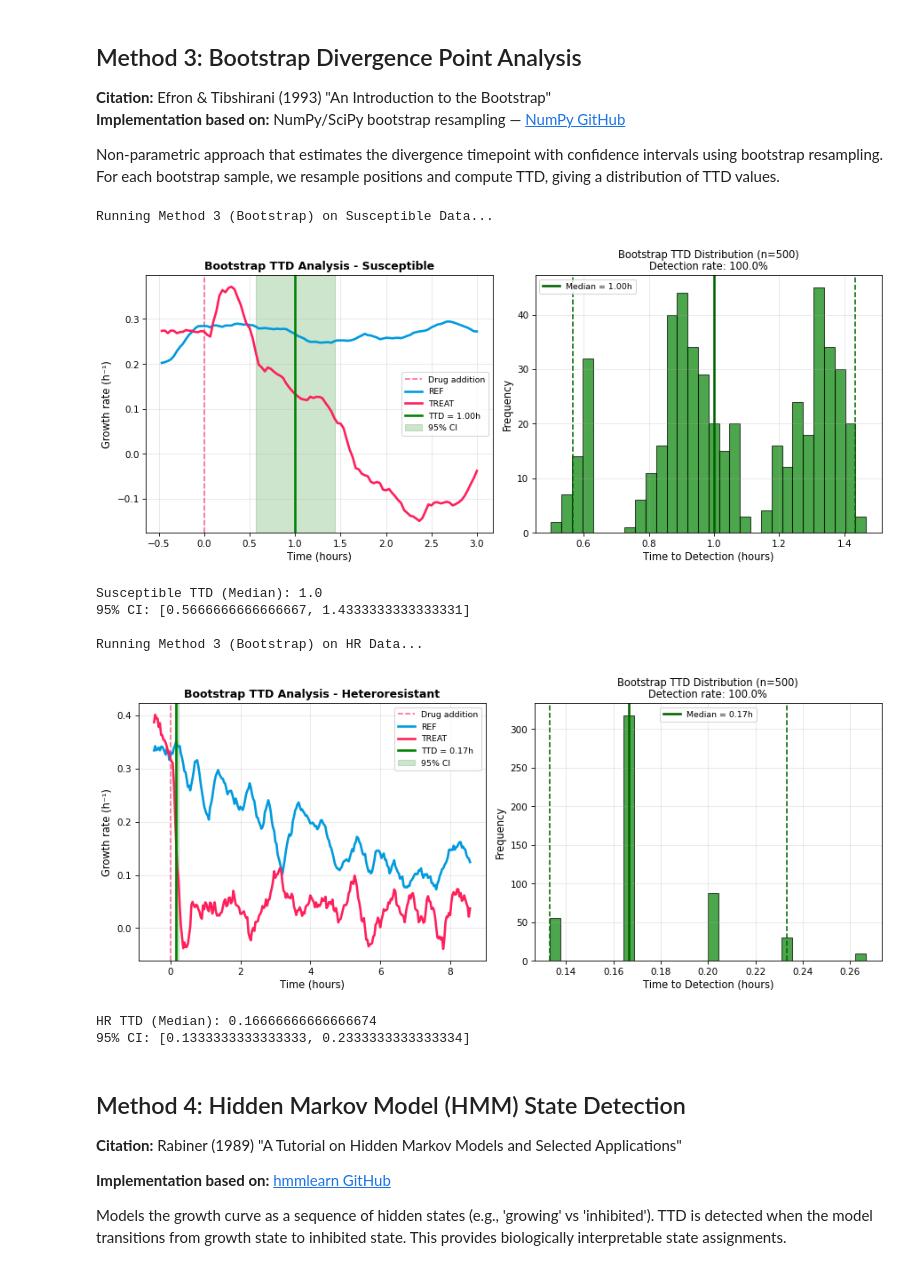
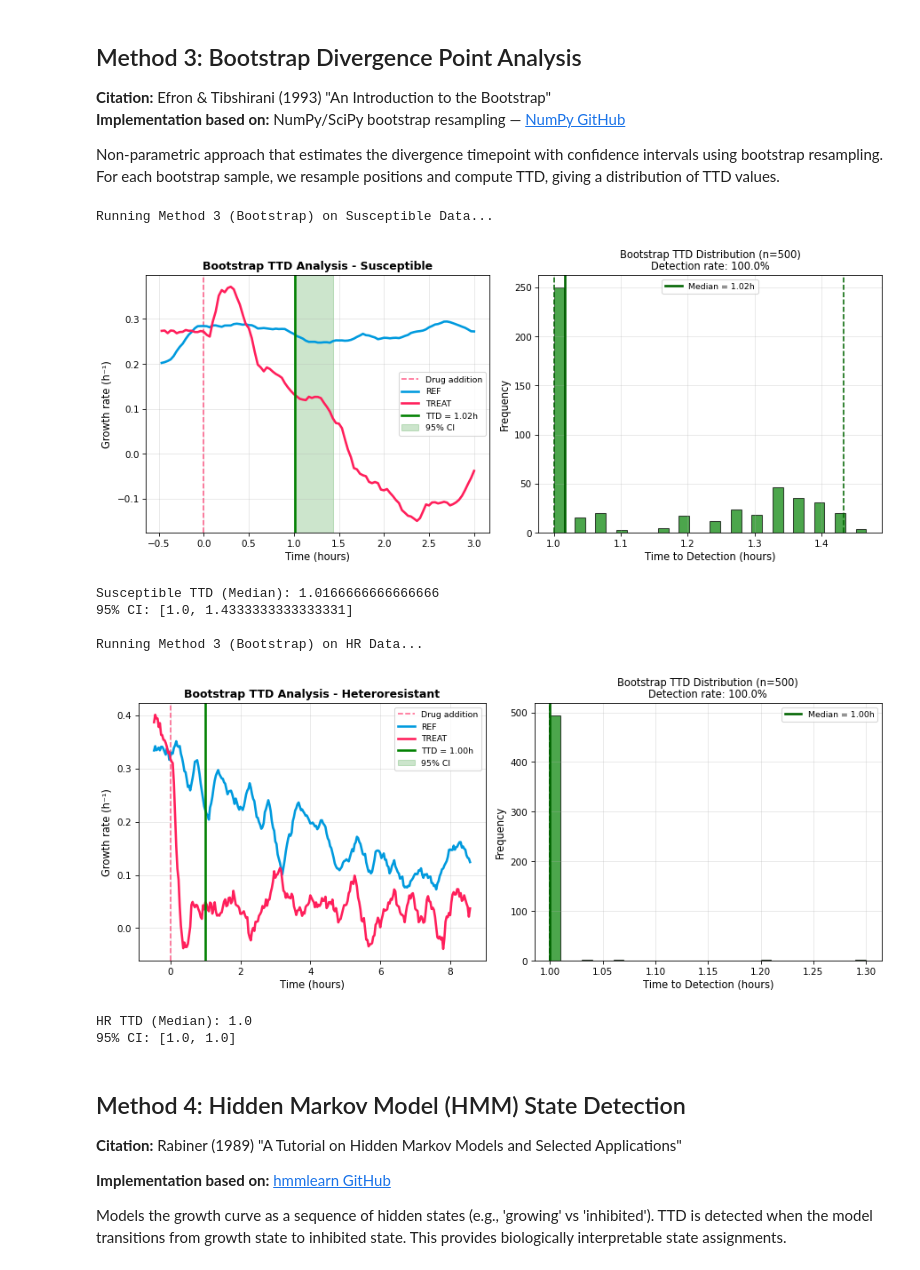
Before and after one commit to rafallex/Research-Methodology-for-Image-Analysis-and-Machine-Learning-1MD048, a Jupyter notebook: ttd_analysis.ipynb, the cells around one changed output. Saved outputs shown, nothing was run; the diff lists cells and outputs as text; code cells hidden in the pictures.

Commit message:
Correct the time-to-detection analysis: measure from drug addition (frame 30, 2 min/frame), restrict to the post-drug window, add standard deviation; refresh figures and README

```diff
--- a/EXP-23-BZ3167_TTD_Implementation_v42.ipynb
+++ b/ttd_analysis.ipynb
@@ -16,7 +47,7 @@ END = '\033[0m'
 # %%
 # PATH CONFIGURATION - ready
 # ============================================================
-BASE_DIR = r"C:\Users\Rafallex\Documents\Uppsala\year 1\Semester 1\period 2\Research Methodolgy\notebooks\Test_Data"
+BASE_DIR = r"C:\Users\Rafallex\Documents\Uppsala\year 1\period 2\Research Methodolgy\notebooks\Test_Data"
 
 # Test_Susceptible paths
 SUSCEPTIBLE_REF_DIR = os.path.join(BASE_DIR, "Test_Susceptible", "REF_masks111_131_for_testing")
@@ -369,36 +360,21 @@ print(f"Raw EDA complete. Frame 30 corresponds to {DRUG_ADDITION_HOURS:.2f} h.")
 # Comparative Growth Dynamics Analysis ready
 ref_dir = SUSCEPTIBLE_REF_DIR
 treat_dir = SUSCEPTIBLE_TREAT_DIR
-
-# TTD analysis starts at treatment onset: 1h = frame 30
-if 'DRUG_ADDITION_FRAME' not in globals():
-    DRUG_ADDITION_FRAME = 30
 
 def exp_growth_fit(x, a, b):
 	return a * np.exp(b * x)
 
 def get_areas_data(input_dir):
     file_list = os.listdir(input_dir)
-    areas_file_path = None
 
     for file_name in file_list:
         if file_name.endswith('stacked_merged_areas_growth_data.pickle'):
             areas_file_path = os.path.join(input_dir, file_name)
-            break
-
-    if areas_file_path is None:
-        raise FileNotFoundError(f"No stacked_merged_areas_growth_data.pickle found in {input_dir}")
 
     with open(areas_file_path, 'rb') as f:
-        stacked_merged_areas_growth_data = np.asarray(pickle.load(f))
+        stacked_merged_areas_growth_data = pickle.load(f)
 
-    if stacked_merged_areas_growth_data.shape[1] <= DRUG_ADDITION_FRAME:
-        raise ValueError(
-            f"Not enough frames ({stacked_merged_areas_growth_data.shape[1]}) to drop first {DRUG_ADDITION_FRAME} pre-treatment frames"
-        )
-
-    # Keep only frames from drug addition onward and reset analysis t=0 at frame 30
-    return stacked_merged_areas_growth_data[:, DRUG_ADDITION_FRAME:]
+    return stacked_merged_areas_growth_data
 
 def fit_exponential(data,rolling_number,divisor):
     fitted_chunk = int(rolling_number/divisor)
@@ -454,7 +430,7 @@ def find_means_std_sem(data):
     return stacked_data_means, stacked_data_std_dev, stacked_data_std_err
 
 def plot_area_growth(corrected_areas_plot, interval_time, num_frame, corrected_areas_column_means, corrected_areas_column_std_dev, corrected_areas_column_std_err, color):
-    time_plot = [time*(interval_time/60) for time in range(0, num_frame)]  #the interval time between two frames is 10 min,
+    time_plot = [time*(interval_time/60)-1 for time in range(0, num_frame)]  #the interval time between two frames is 10 min,
 
     # Create a plot
     plt.figure(facecolor='white')  # Optional: Set the figure size
@@ -474,7 +450,7 @@ def plot_area_growth(corrected_areas_plot, interval_time, num_frame, corrected_a
     plt.legend()
 
 def plot_growth_curve(stacked_growth_data, interval_time, rolling_number, num_frame, growth_mean, growth_std, growth_sem, color):
-    time_plot_growth = [time*(interval_time/60) for time in range(0, num_frame+rolling_number)]
+    time_plot_growth = [time*(interval_time/60)-1 for time in range(0, num_frame+rolling_number)]
 
     # Create a plot
     plt.figure(facecolor='white')  # Optional: Set the figure size
@@ -642,7 +618,7 @@ normalized_treat_ref_std = np.array(normalized_treat_ref_std)
 normalized_treat_ref_sem = normalize_lists(treat_growth_sem,ref_growth_means)
 normalized_treat_ref_sem = np.array(normalized_treat_ref_sem)
 
-time_plot_growth = [time*(interval_time/60) for time in range(0, num_frame+rolling_number)]
+time_plot_growth = [time*(interval_time/60)-1 for time in range(0, num_frame+rolling_number)]
 
 plt.figure(facecolor='white')
 # Add a vertical line at x=0
@@ -680,7 +656,7 @@ normalized_fit_treat_ref_std = np.array(normalized_fit_treat_ref_std)
 normalized_fit_treat_ref_sem = normalize_lists(treat_fit_growth_sem,ref_fit_growth_means)
 normalized_fit_treat_ref_sem = np.array(normalized_fit_treat_ref_sem)
 
-time_plot_growth_fit = [time*(interval_time/60) for time in range(0, num_frame_fit+rolling_number)]
+time_plot_growth_fit = [time*(interval_time/60)-1 for time in range(0, num_frame_fit+rolling_number)]
 
 plt.figure(facecolor='white')
 # Add a vertical line at x=0
@@ -699,7 +675,7 @@ plt.show()
 # =============================================================================
 # CREATE TIME ARRAY FOR SUSCEPTIBLE DATA (needed for advanced TTD analysis)
 # =============================================================================
-sus_time_array = np.array([time*(interval_time/60) for time in range(rolling_number, rolling_number + num_frame_fit)])
+sus_time_array = np.array([time*(interval_time/60)-1 for time in range(rolling_number, num_frame_fit)])
 print(f"Created sus_time_array with {len(sus_time_array)} timepoints")
 print(f"Time range: {sus_time_array[0]:.2f}h to {sus_time_array[-1]:.2f}h")
 # %% [output]
@@ -1938,7 +1912,7 @@ import warnings
 # A. Susceptible Data
 # Generate correct time array
 n_timepoints_sus = stacked_ref_fit_growth_rates.shape[1]
-sus_time_array = np.array([time*(interval_time/60) for time in range(rolling_number, rolling_number + n_timepoints_sus)])
+sus_time_array = np.array([time*(interval_time/60)-1 for time in range(rolling_number, rolling_number + n_timepoints_sus)])
 
 # Calculate overall means for plotting
 ref_means_sus = np.nanmean(stacked_ref_fit_growth_rates, axis=0)
@@ -1950,50 +1924,52 @@ boot_results_sus = bootstrap_divergence_ttd(
     sus_time_array,
     stacked_ref_fit_growth_rates,
     stacked_treat_fit_growth_rates,
-    effect_threshold=0.5, # Adjust this threshold if needed (e.g., 0.8 for 20% reduction)
-    n_bootstrap=500
+    effect_threshold=0.5,
+    n_bootstrap=500,
+    min_time_hours=1.0  # CRITICAL: Drug added at t=1h
 )
 
 plot_bootstrap_ttd(sus_time_array, boot_results_sus, ref_means_sus, treat_means_sus,
                    dataset_name="Susceptible",
                    save_path=os.path.join(treat_dir, "TTD_Method3_Bootstrap_Susceptible.png"))
 
 print(f"Susceptible TTD (Median): {boot_results_sus['ttd_median']}")
 print(f"95% CI: [{boot_results_sus['ttd_lower']}, {boot_results_sus['ttd_upper']}]")
 
 
 # B. Heteroresistant (HR) Data
 n_timepoints_hr = hr_stacked_ref_fit_growth_rates.shape[1]
-hr_time_array = np.array([time*(interval_time/60) for time in range(rolling_number, rolling_number + n_timepoints_hr)])
+hr_time_array = np.array([time*(interval_time/60)-1 for time in range(rolling_number, rolling_number + n_timepoints_hr)])
 
 ref_means_hr = np.nanmean(hr_stacked_ref_fit_growth_rates, axis=0)
 treat_means_hr = np.nanmean(hr_stacked_treat_fit_growth_rates, axis=0)
 
 print("\nRunning Method 3 (Bootstrap) on HR Data...")
 boot_results_hr = bootstrap_divergence_ttd(
     hr_time_array,
     hr_stacked_ref_fit_growth_rates,
     hr_stacked_treat_fit_growth_rates,
     effect_threshold=0.5,
-    n_bootstrap=500
+    n_bootstrap=500,
+    min_time_hours=1.0  # CRITICAL: Drug added at t=1h
 )
 
 plot_bootstrap_ttd(hr_time_array, boot_results_hr, ref_means_hr, treat_means_hr,
                    dataset_name="Heteroresistant",
                    save_path=os.path.join(hr_treat_dir, "TTD_Method3_Bootstrap_HR.png"))
 
 print(f"HR TTD (Median): {boot_results_hr['ttd_median']}")
 print(f"95% CI: [{boot_results_hr['ttd_lower']}, {boot_results_hr['ttd_upper']}]")
 # %% [output]
 Running Method 3 (Bootstrap) on Susceptible Data...
-[figure, old version]
+[figure, new version]
-Susceptible TTD (Median): 1.0
-95% CI: [0.5666666666666667, 1.4333333333333331]
+Susceptible TTD (Median): 1.0166666666666666
+95% CI: [1.0, 1.4333333333333331]
 
 Running Method 3 (Bootstrap) on HR Data...
-[figure, old version]
+[figure, new version]
-HR TTD (Median): 0.16666666666666674
-95% CI: [0.1333333333333333, 0.2333333333333334]
+HR TTD (Median): 1.0
+95% CI: [1.0, 1.0]
 # %% [markdown]
 ## Method 4: Hidden Markov Model (HMM) State Detection
 
```
Also changed, not shown: parts of 15 cells of this notebook, 10 other files.
